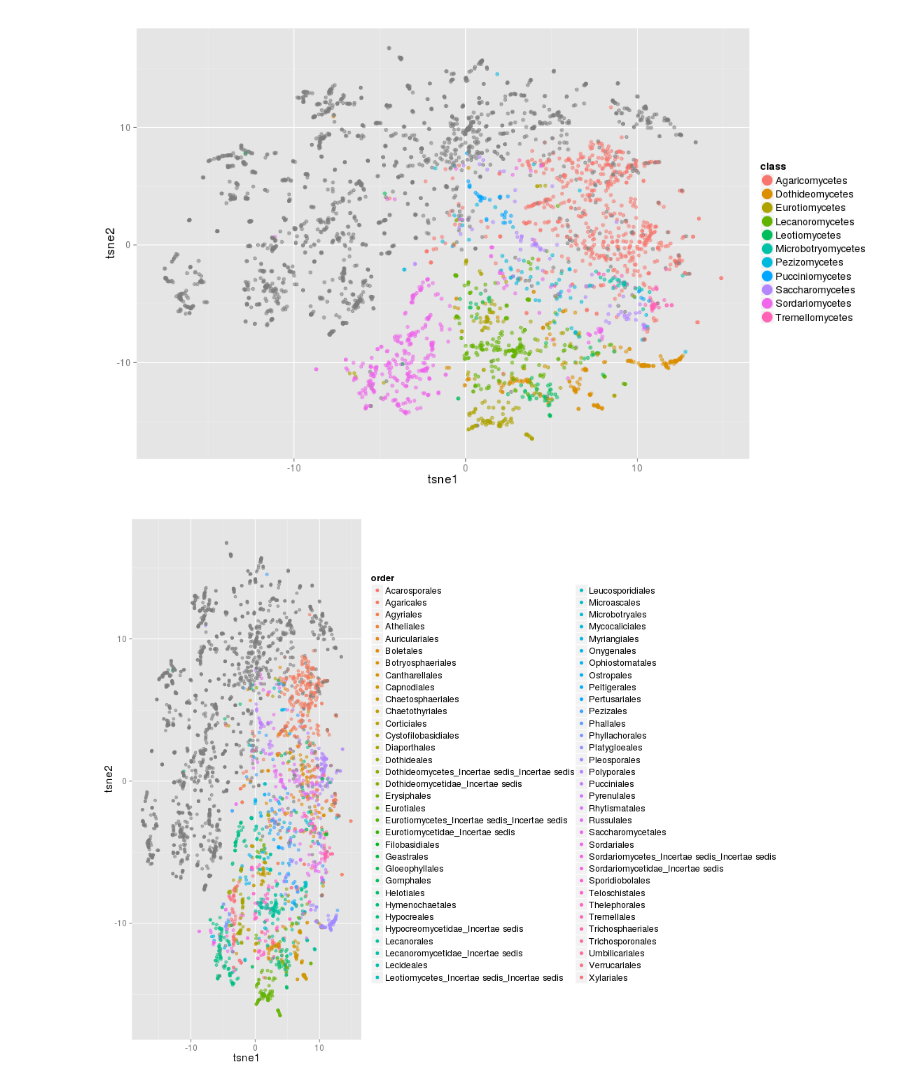
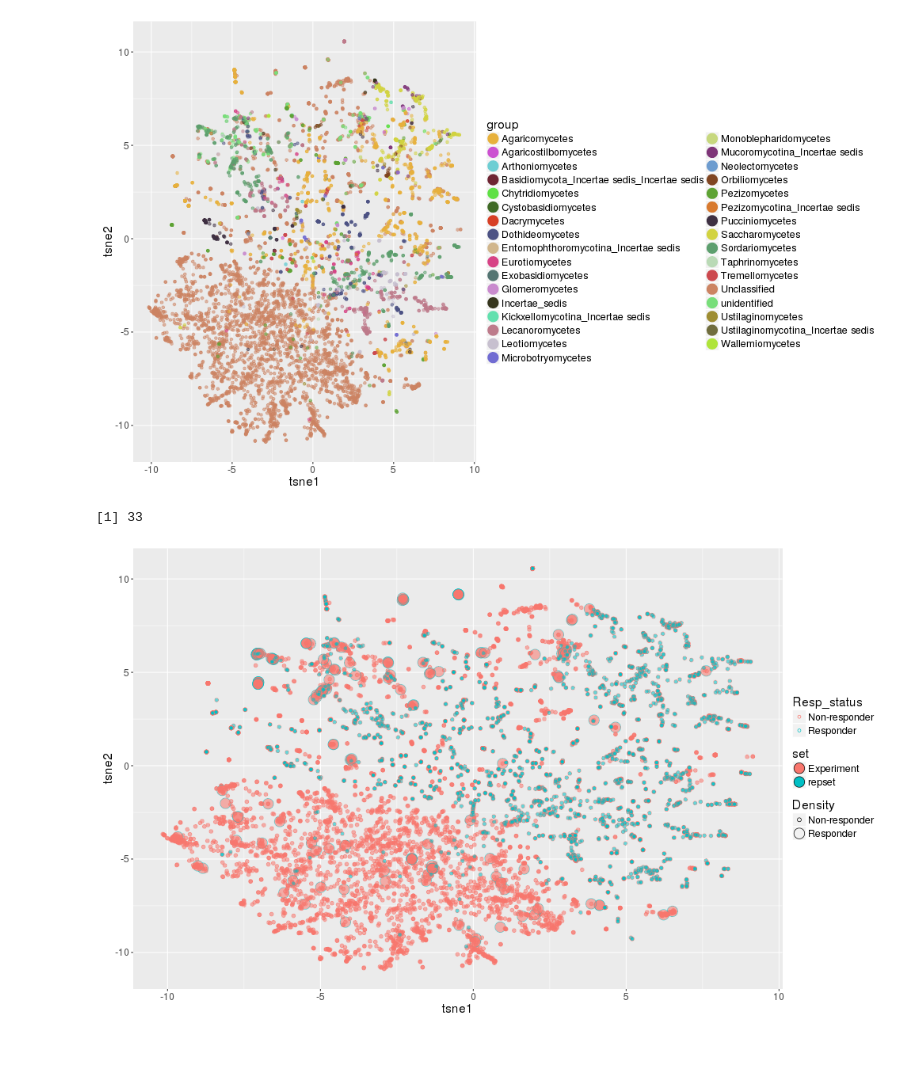
Before and after one commit to chvtk/Fungal_SIP, a Jupyter notebook: t-SNE_samplesANDrepset.ipynb, the cells around one changed output. Saved outputs shown, nothing was run; the diff lists cells and outputs as text; code cells hidden in the pictures; blank space fills up the shorter version.

```diff
--- a/t-SNE_samplesANDrepset.ipynb
+++ b/t-SNE_samplesANDrepset.ipynb
@@ -382,0 +245,16 @@ tail(d)
+# %%
+%%R
+both = read.csv("data/tSNE_expRepset.csv")
+# %%
+%%R
+
+na = filter(both, is.na(class))
+rest = filter(both, !is.na(class))
+na$group = "Unclassified"
+rest$group = rest$class
+both2 = rbind(na, rest)
+# %%
+%%R
+both2$Resp_status[both2$minp > 0.10] = "Non-responder"
+both2$Resp_status[both2$minp <= 0.10] = "Responder"
+both2$Resp_status[is.na(both2$minp)] = "Non-responder"
@@ -462,34 +371,40 @@ p
 # %%
 %%R -w 1000 -h 600
 
+#exp = filter(both2, set == "Experiment")
 asNumeric = function(x) { as.numeric(as.character(x)) }
-p = ggplot(d_filt, aes(x = asNumeric(tsne_1), y = asNumeric(tsne_2)))+
-    geom_point(aes(fill = class, color = class, alpha = 0.85), pch = 21) +
+p = ggplot(both2, aes(x = asNumeric(tsne_1), y = asNumeric(tsne_2)))+
+    geom_point(aes(fill = group, color = group, alpha = 0.85), pch = 21) +
     guides(alpha = FALSE, fill=guide_legend(override.aes=list(size=6))) + labs(size = "Density")+
     theme(text = element_text(size=16))
+
+p = p + scale_colour_manual(values = pal)
+p = p + scale_fill_manual(values = pal)
 
 p = p + xlab("tsne1") + ylab("tsne2")
 
 p
 # %% [output]
-[figure, old version]
+[figure, new version]
+# %%
+%%R
+length(unique(both2$group))
+# %% [output]
+[1] 33
 # %%
 %%R
 ggsave("data/figs/tnseTest_class.pdf", p, height = 7, width = 10)
 # %%
-%%R -w 1000 -h 800
+%%R -w 1000 -h 600
 
 asNumeric = function(x) { as.numeric(as.character(x)) }
-p = ggplot(d_filt, aes(x = asNumeric(tsne_1), y = asNumeric(tsne_2)))+
-    geom_point(aes(fill = order, color = order, alpha = 0.85), pch = 21) +
+p = ggplot(both2, aes(x = asNumeric(tsne_1), y = asNumeric(tsne_2)))+
+    geom_point(aes(fill = set, color = Resp_status, size = Resp_status, alpha = 0.85), pch = 21) +
     guides(alpha = FALSE, fill=guide_legend(override.aes=list(size=6))) + labs(size = "Density")+
     theme(text = element_text(size=16))
 
 p = p + xlab("tsne1") + ylab("tsne2")
 
-p = p + guides(fill = guide_legend(ncol=2))
-
-
 p
 # %% [output]
-[figure, old version]
+[figure, new version]
```
Also changed, not shown: parts of 108 cells of this notebook, 1 other file.
